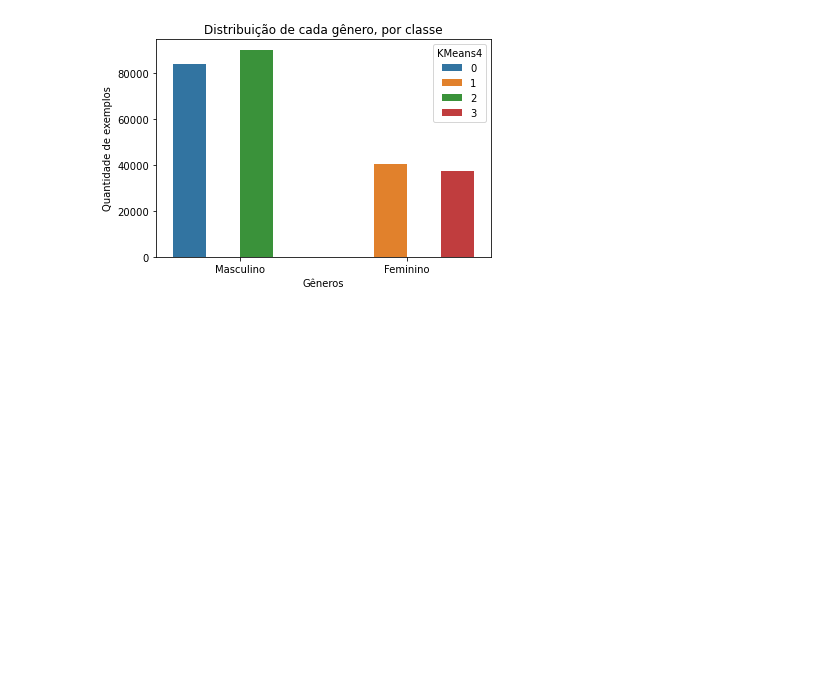
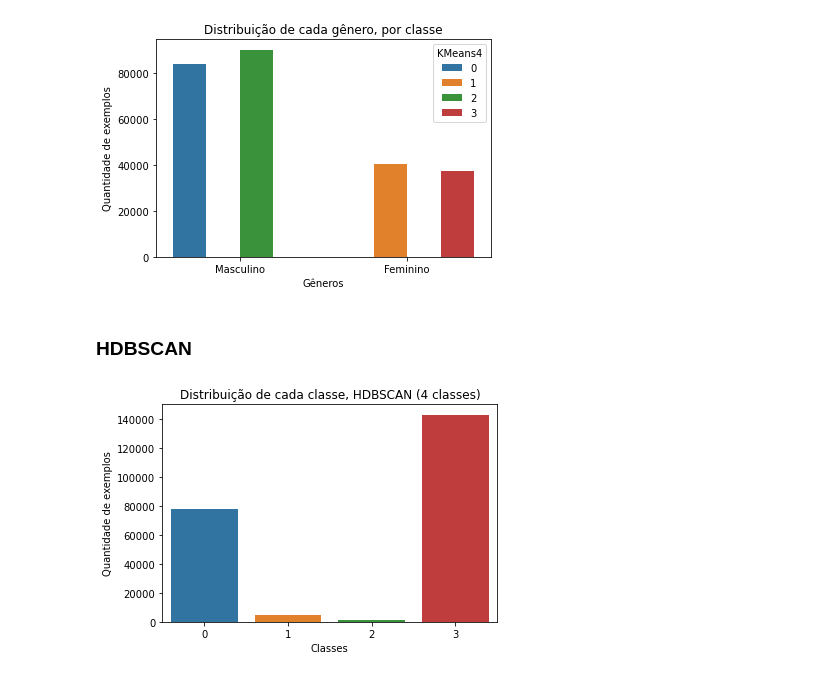
Before and after one commit to tremefabris/am-t2, a Jupyter notebook: bank-transactions-cluster-interpretation.ipynb, the cells around one changed output. Cells and saved outputs as stored; diff of their text form; code cells hidden in the pictures; blank space fills up the shorter version.

Commit message:
add: hdbscan analysis

```diff
--- a/bank-transactions-cluster-interpretation.ipynb
+++ b/bank-transactions-cluster-interpretation.ipynb
@@ -420,3 +420,17 @@ _ = pcount.set_ylabel("Quantidade de exemplos")
 _ = pcount.set_xticks([0., 1.], ["Masculino", "Feminino"])
 # %% [output]
 [figure]
+# %% [markdown]
+### HDBSCAN
+# %%
+chosen = 'HDBSCAN'
+# %%
+# Eliminate noise; needed only for HDBSCAN
+df = df[ df[chosen] != -1 ]
+# %%
+pcount = sns.countplot(data=df, x=chosen)
+_ = pcount.set_title("Distribuição de cada classe, HDBSCAN (4 classes)")
+_ = pcount.set_xlabel("Classes")
+_ = pcount.set_ylabel("Quantidade de exemplos")
+# %% [output]
+[figure, added]
```
Also changed, not shown: parts of 13 cells of this notebook.
